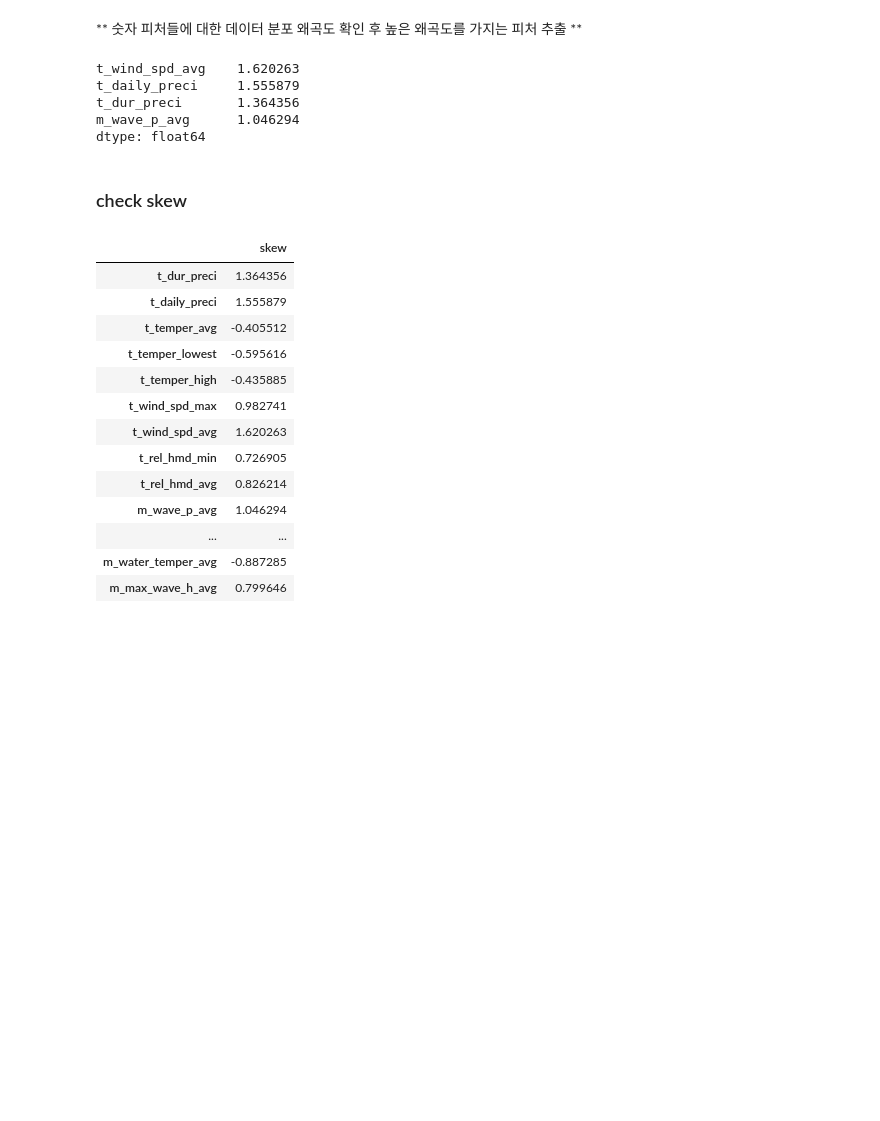
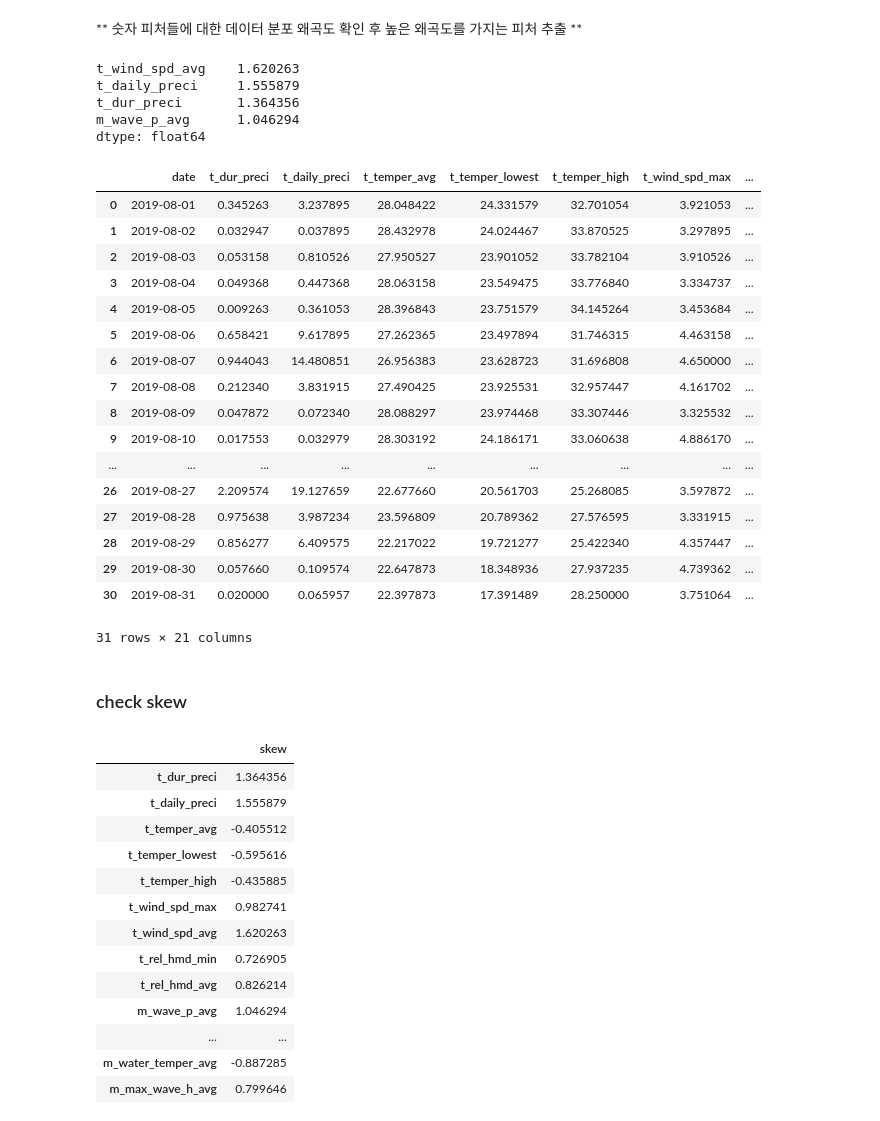
Before and after one commit to meowpunch/bobsim-research, a Jupyter notebook: src/main/python/analysis_open_data_weather.ipynb, the cells around one changed output. Saved outputs shown, nothing was run; the diff lists cells and outputs as text; code cells hidden in the pictures; blank space fills up the shorter version.

```diff
--- a/src/main/python/analysis_open_data_weather.ipynb
+++ b/src/main/python/analysis_open_data_weather.ipynb
@@ -14,3 +14,3 @@ origin_w_df, key = build_origin_weather(date="201908")
 # %%
-clean_df, key = build_origin_weather(date="201908", prefix='clean')
+clean_df, key = build_origin_weather(bucket_name="production-bobsim", date="201908", prefix='clean')
 # %% [output]
@@ -118,6 +118,27 @@ t_daily_preci     1.555879
 t_dur_preci       1.364356
 m_wave_p_avg      1.046294
 dtype: float64
+# %%
+clean_df
+# %% [output]
+|  | date | t_dur_preci | t_daily_preci | t_temper_avg | t_temper_lowest | t_temper_high | t_wind_spd_max | ... |
+| 0 | 2019-08-01 | 0.345263 | 3.237895 | 28.048422 | 24.331579 | 32.701054 | 3.921053 | ... |
+| 1 | 2019-08-02 | 0.032947 | 0.037895 | 28.432978 | 24.024467 | 33.870525 | 3.297895 | ... |
+| 2 | 2019-08-03 | 0.053158 | 0.810526 | 27.950527 | 23.901052 | 33.782104 | 3.910526 | ... |
+| 3 | 2019-08-04 | 0.049368 | 0.447368 | 28.063158 | 23.549475 | 33.776840 | 3.334737 | ... |
+| 4 | 2019-08-05 | 0.009263 | 0.361053 | 28.396843 | 23.751579 | 34.145264 | 3.453684 | ... |
+| 5 | 2019-08-06 | 0.658421 | 9.617895 | 27.262365 | 23.497894 | 31.746315 | 4.463158 | ... |
+| 6 | 2019-08-07 | 0.944043 | 14.480851 | 26.956383 | 23.628723 | 31.696808 | 4.650000 | ... |
+| 7 | 2019-08-08 | 0.212340 | 3.831915 | 27.490425 | 23.925531 | 32.957447 | 4.161702 | ... |
+| 8 | 2019-08-09 | 0.047872 | 0.072340 | 28.088297 | 23.974468 | 33.307446 | 3.325532 | ... |
+| 9 | 2019-08-10 | 0.017553 | 0.032979 | 28.303192 | 24.186171 | 33.060638 | 4.886170 | ... |
+| ... | ... | ... | ... | ... | ... | ... | ... | ... |
+| 26 | 2019-08-27 | 2.209574 | 19.127659 | 22.677660 | 20.561703 | 25.268085 | 3.597872 | ... |
+| 27 | 2019-08-28 | 0.975638 | 3.987234 | 23.596809 | 20.789362 | 27.576595 | 3.331915 | ... |
+| 28 | 2019-08-29 | 0.856277 | 6.409575 | 22.217022 | 19.721277 | 25.422340 | 4.357447 | ... |
+| 29 | 2019-08-30 | 0.057660 | 0.109574 | 22.647873 | 18.348936 | 27.937235 | 4.739362 | ... |
+| 30 | 2019-08-31 | 0.020000 | 0.065957 | 22.397873 | 17.391489 | 28.250000 | 3.751064 | ... |
+31 rows × 21 columns
 # %% [markdown]
 ### check skew
 # %%
```
Also changed, not shown: parts of 4 cells of this notebook, 10 other files.
